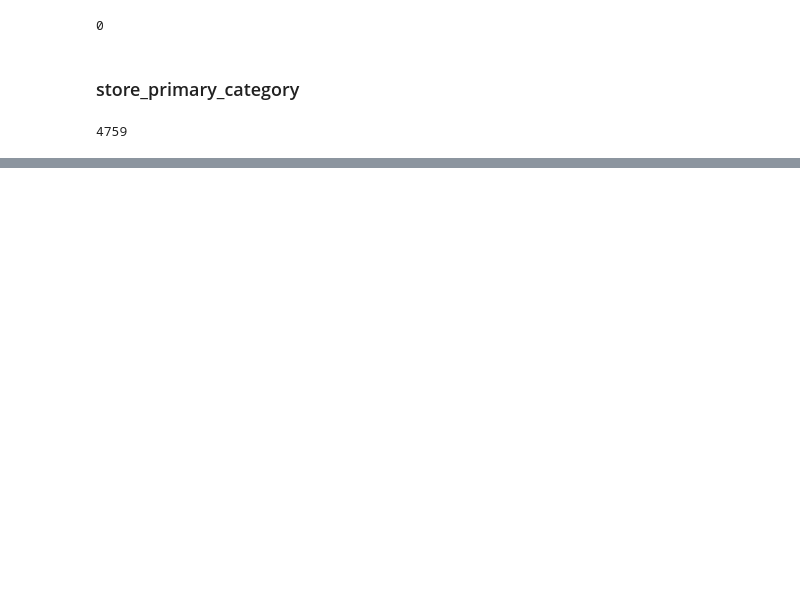
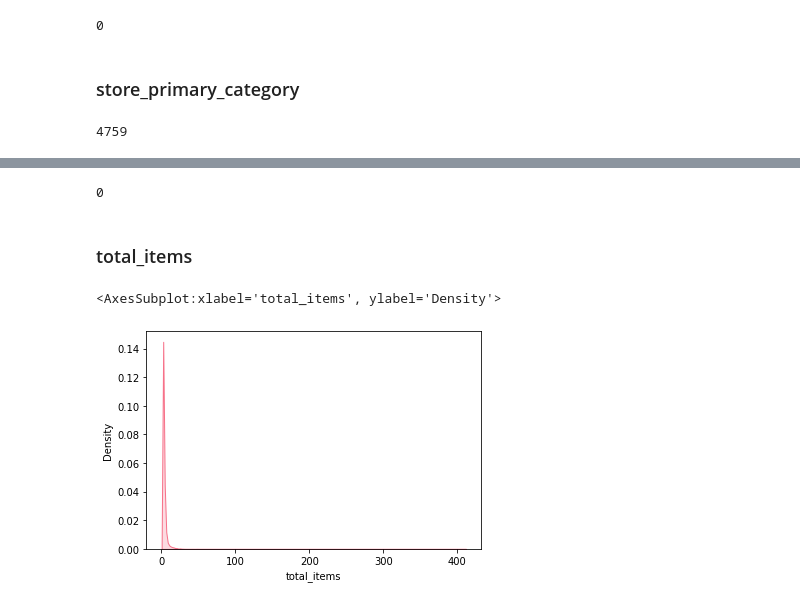
Before and after one commit to cyan9212/Kaggle, a Jupyter notebook: USA_delivery_time_prediction/delivery_time_prediction.ipynb, the cells around one changed output, grey strips where cells are left out. Cells and saved outputs as stored; diff of their text form; code cells hidden in the pictures; blank space fills up the shorter version.

```diff
--- a/USA_delivery_time_prediction/delivery_time_prediction.ipynb
+++ b/USA_delivery_time_prediction/delivery_time_prediction.ipynb
@@ -313,0 +303,7 @@ defaultdict(list,
+# %%
+def fillna_store_primary_category(store_id, store_primary_category):
+    if type(store_primary_category) == float:
+        return store_category_dic[store_id]
+    return store_primary_category
+# %%
+delivery_df['store_primary_category'] = delivery_df.apply(lambda x: fillna_store_primary_category(x['store_id'], x['store_primary_category']), axis=1)
@@ -313,0 +331,19 @@ defaultdict(list,
+# %%
+def fillna_order_protocol(store_id, order_protocol):
+    if np.isnan(order_protocol):
+        return delivery_df[delivery_df['store_id'] == store_id]['order_protocol'].value_counts().sort_values(ascending=False).index[0]
+    else:
+        return order_protocol
+# %%
+delivery_df['order_protocol'] = delivery_df.apply(lambda x: fillna_order_protocol(x['store_id'], x['order_protocol']), axis=1)
+# %%
+delivery_df['order_protocol'].isnull().sum()
+# %% [output]
+0
+# %% [markdown]
+### total_items
+# %%
+sns.kdeplot(x='total_items', data=delivery_df, fill=True)
+# %% [output]
+<AxesSubplot:xlabel='total_items', ylabel='Density'>
+[figure, added]
```
Also changed, not shown: parts of 40 cells of this notebook.
